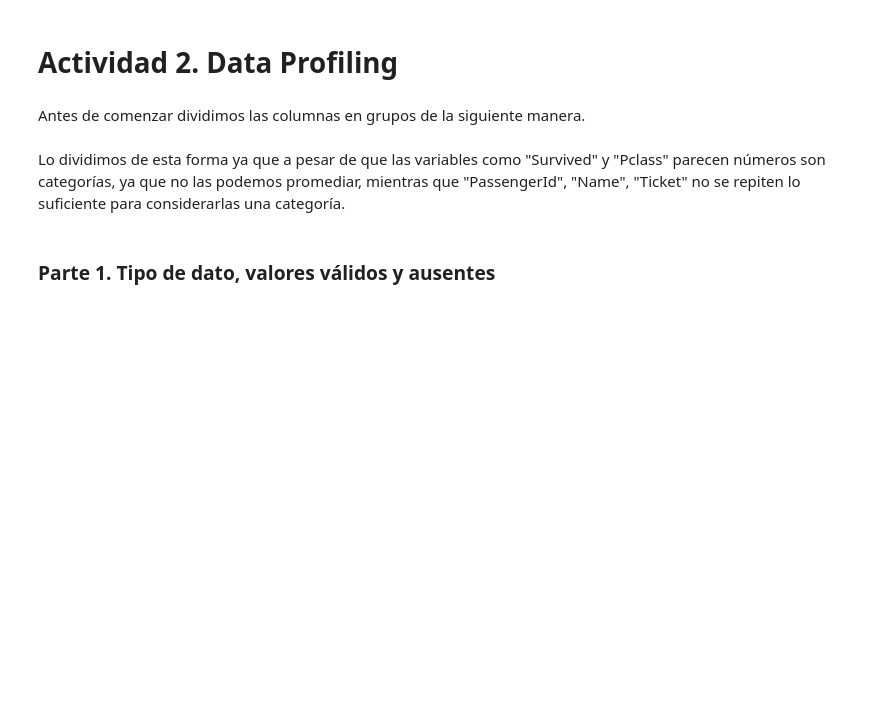
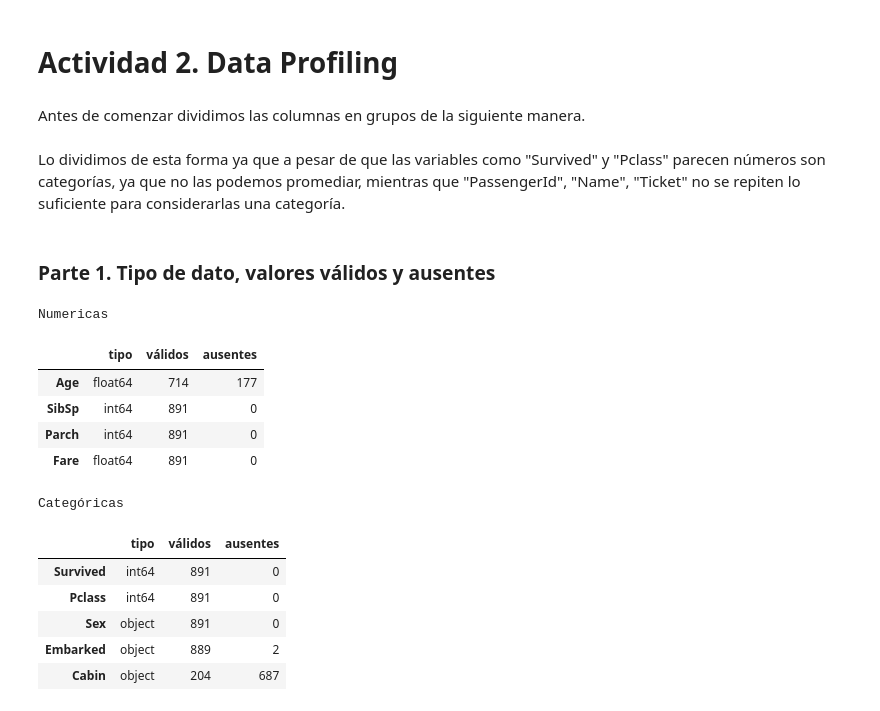
Before and after one commit to FabsRobles/Practica2-IA, a Jupyter notebook: notebook/Titanic_EDA.ipynb, the cells around one changed output. Cells and saved outputs as stored; diff of their text form; code cells hidden in the pictures; blank space fills up the shorter version.

```diff
--- a/notebook/Titanic_EDA.ipynb
+++ b/notebook/Titanic_EDA.ipynb
@@ -121,13 +121,27 @@ Lo dividimos de esta forma ya que a pesar de que las variables como "Survived" y
 # %%
 def validos_ausentes(columnas):
   return pd.DataFrame({
       "tipo": df[columnas].dtypes.astype(str),
-      "válidos": df[columnas].nota().sum(), #cuantos pasajeros si tienen dato
+      "válidos": df[columnas].notna().sum(), #cuantos pasajeros si tienen dato
       "ausentes": df[columnas].isna().sum() #pasajeros que no tienen celda vacía
   })
 
-  print("Numericas")
-  display(validos_ausentes(col_num))
+print("Numericas")
+display(validos_ausentes(col_num))
 
-  print("Categóricas")
-  display(validos_ausentes(col_cat))
+print("Categóricas")
+display(validos_ausentes(col_cat))
+# %% [output]
+Numericas
+|  | tipo | válidos | ausentes |
+| Age | float64 | 714 | 177 |
+| SibSp | int64 | 891 | 0 |
+| Parch | int64 | 891 | 0 |
+| Fare | float64 | 891 | 0 |
+Categóricas
+|  | tipo | válidos | ausentes |
+| Survived | int64 | 891 | 0 |
+| Pclass | int64 | 891 | 0 |
+| Sex | object | 891 | 0 |
+| Embarked | object | 889 | 2 |
+| Cabin | object | 204 | 687 |
```
Also changed, not shown: parts of 8 cells of this notebook.
